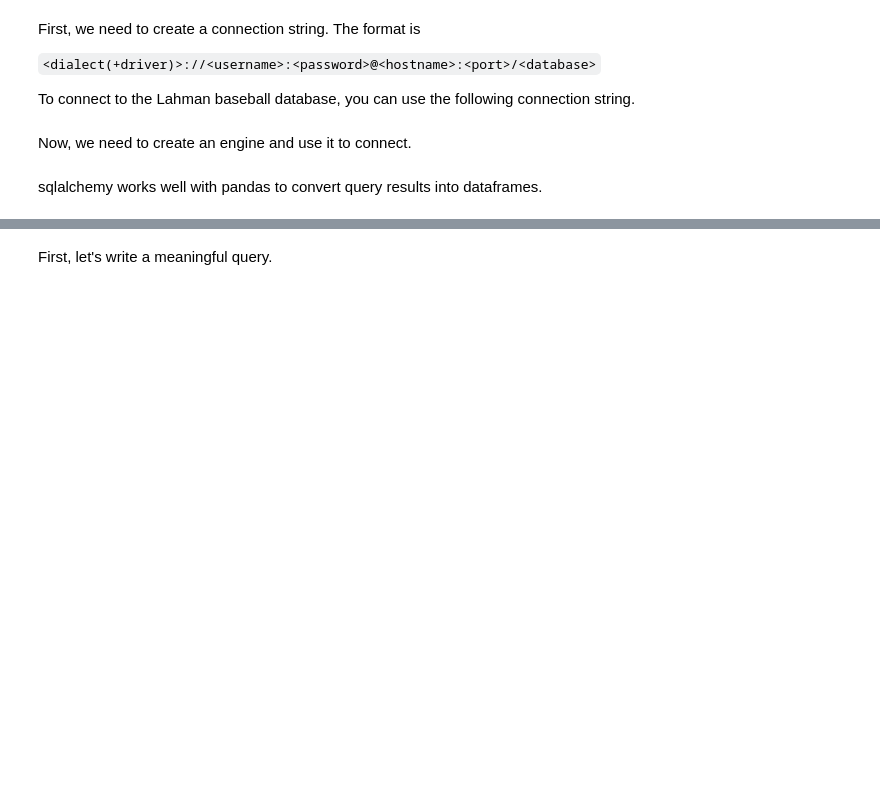
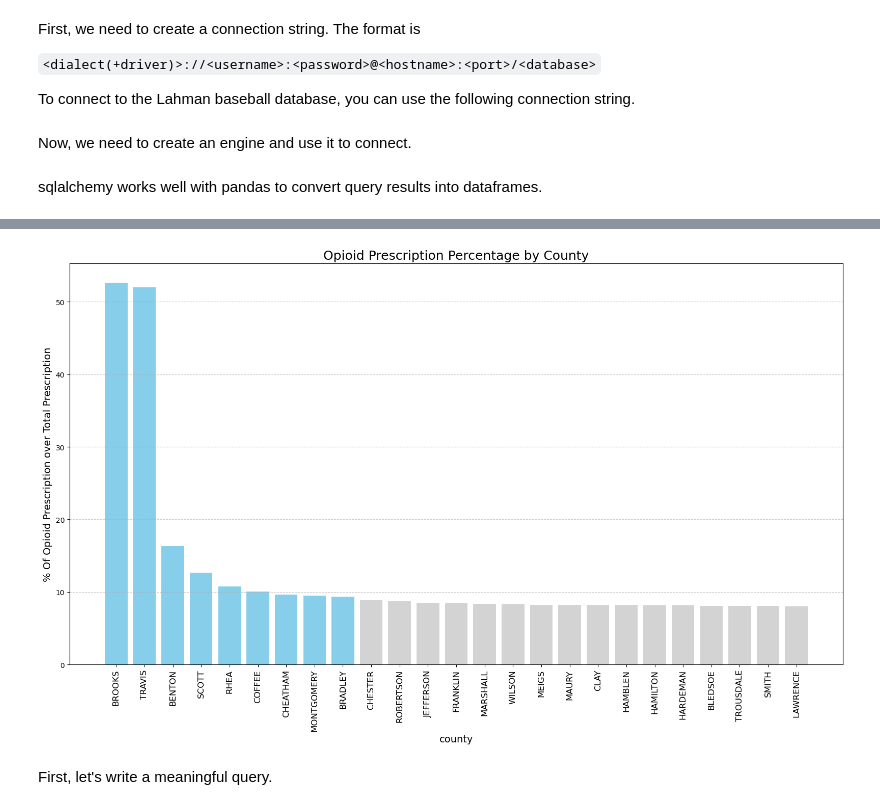
Before and after one commit to NSS-Data-Analytics-Cohort-13/prescribers-python-project-team_scrooged, a Jupyter notebook: notebooks/prescribers.ipynb, the cells around one changed output, grey strips where cells are left out. Cells and saved outputs as stored; diff of their text form; code cells hidden in the pictures; blank space fills up the shorter version.

Commit message:
Working on visualizations now

```diff
--- a/notebooks/prescribers.ipynb
+++ b/notebooks/prescribers.ipynb
@@ -30,0 +98,5 @@ import seaborn as sns
+# %%
+with engine.connect() as connection:
+    opp = pd.read_sql(text(OPP), con = connection)
+
+opp
@@ -31,2 +121,16 @@ import seaborn as sns
+# %%
+colors = ['skyblue' if val >= 9 else 'lightgray' for val in opp['percentage_opiod_prescription']]
+# Create bar chart
+plt.figure(figsize=(16, 10))
+plt.bar(opp['county'], opp['percentage_opiod_prescription'], color=colors)
+plt.xticks(rotation=90, fontsize=12)
+plt.xlabel('county', fontsize=14)
+plt.ylabel('% Of Opioid Prescription over Total Prescription', fontsize=14)
+plt.title('Opioid Prescription Percentage by County', fontsize=18)
+# Add grid and layout adjustments
+plt.grid(axis='y', linestyle='--', alpha=0.7)
+plt.tight_layout()
+# %% [output]
+[figure, added]
 # %% [markdown]
 First, let's write a meaningful query.
```
Also changed, not shown: parts of 12 cells of this notebook, 1 other file.
